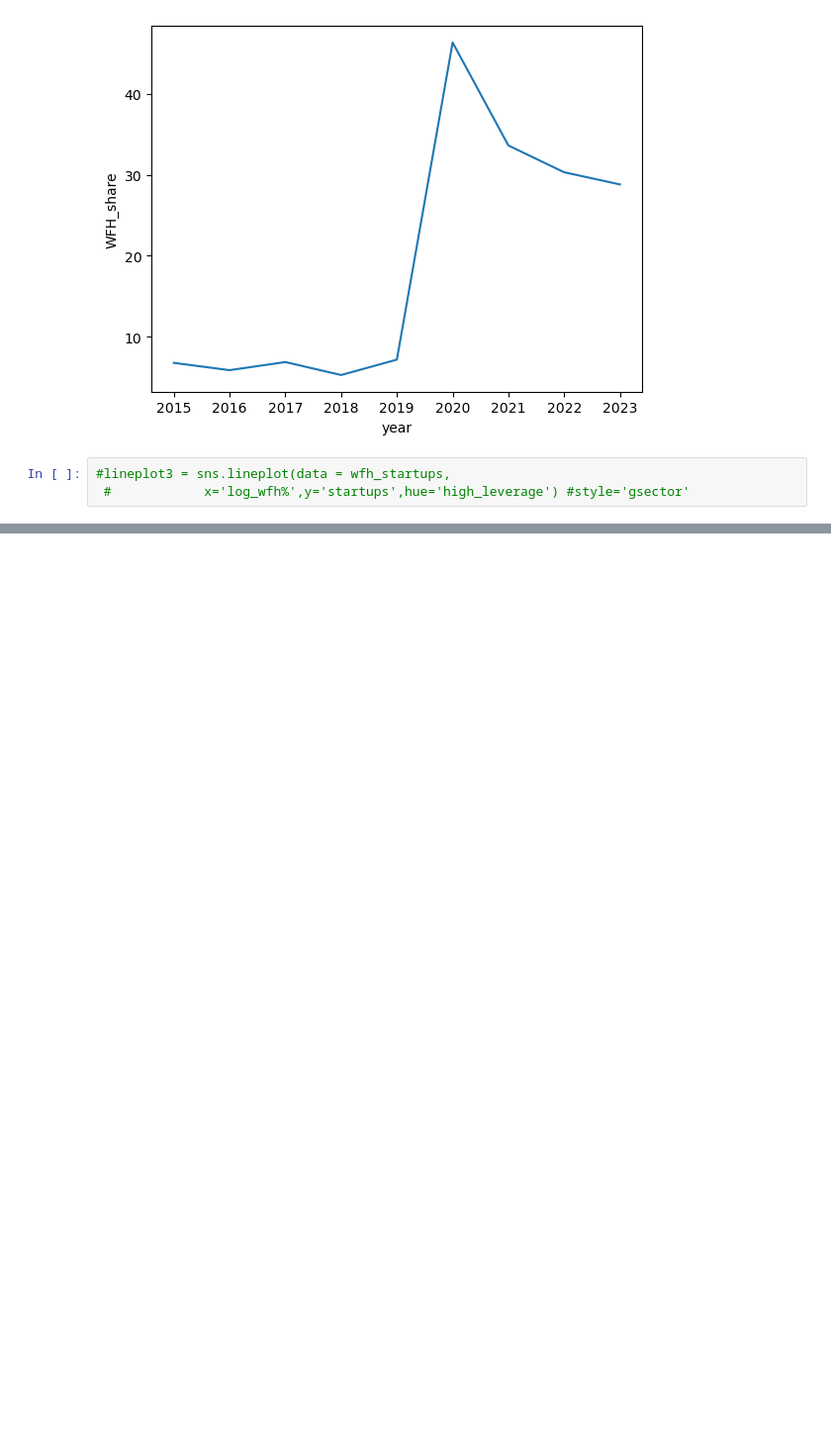
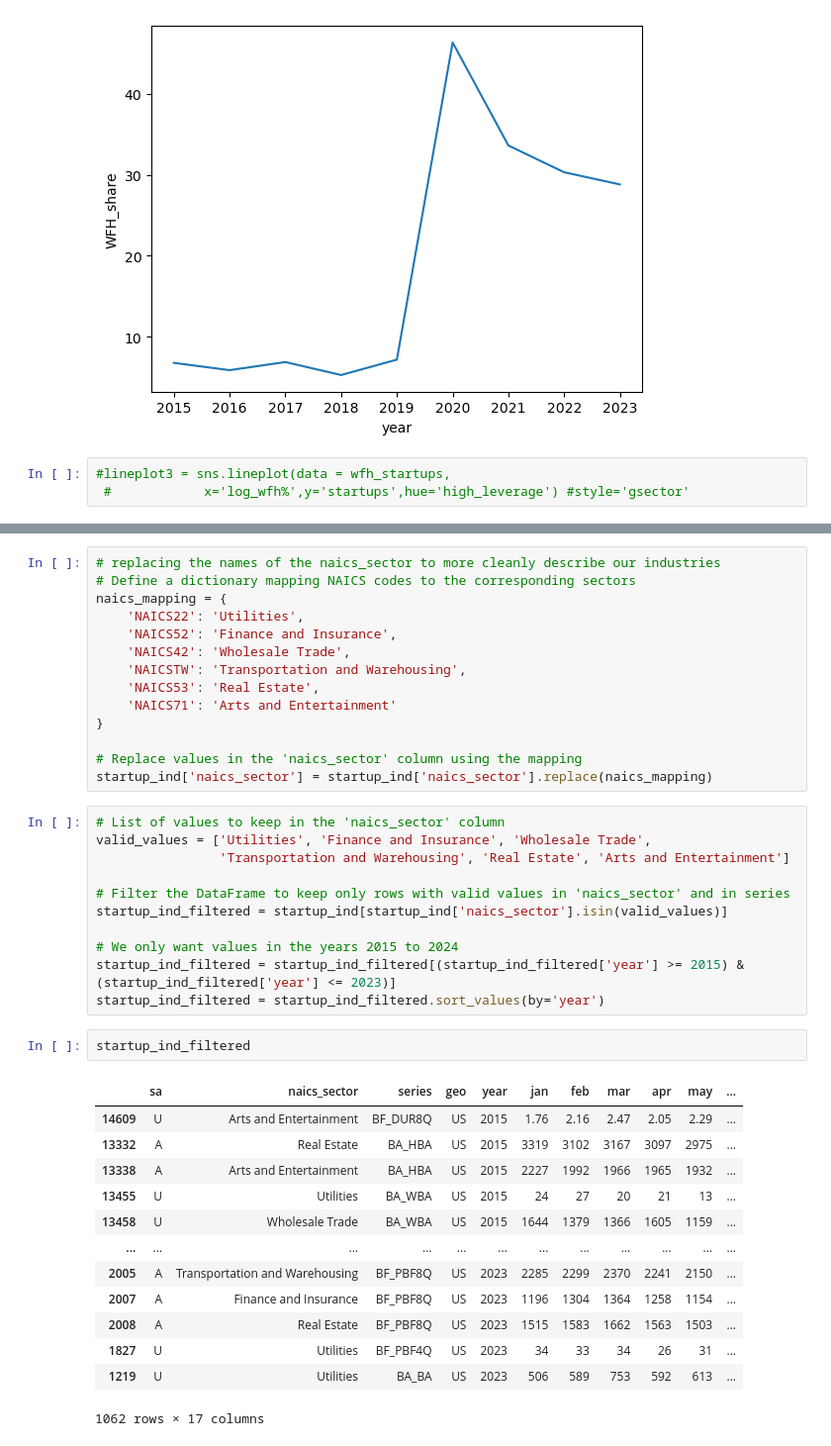
Before and after one commit to Keith-Cheung/FIN377-Final-Project, a Jupyter notebook: build_sample.ipynb, the cells around one changed output, grey strips where cells are left out. Shown at 99% size. Saved outputs shown, nothing was run; the diff lists cells and outputs as text; blank space fills up the shorter version.

```diff
--- a/build_sample.ipynb
+++ b/build_sample.ipynb
@@ -261,0 +278,41 @@ Industries focused on
+# %%
+# replacing the names of the naics_sector to more cleanly describe our industries
+# Define a dictionary mapping NAICS codes to the corresponding sectors
+naics_mapping = {
+    'NAICS22': 'Utilities',
+    'NAICS52': 'Finance and Insurance',
+    'NAICS42': 'Wholesale Trade',
+    'NAICSTW': 'Transportation and Warehousing',
+    'NAICS53': 'Real Estate',
+    'NAICS71': 'Arts and Entertainment'
+}
+
+# Replace values in the 'naics_sector' column using the mapping
+startup_ind['naics_sector'] = startup_ind['naics_sector'].replace(naics_mapping)
+# %%
+# List of values to keep in the 'naics_sector' column
+valid_values = ['Utilities', 'Finance and Insurance', 'Wholesale Trade',
+                'Transportation and Warehousing', 'Real Estate', 'Arts and Entertainment']
+
+# Filter the DataFrame to keep only rows with valid values in 'naics_sector' and in series
+startup_ind_filtered = startup_ind[startup_ind['naics_sector'].isin(valid_values)]
+
+# We only want values in the years 2015 to 2024
+startup_ind_filtered = startup_ind_filtered[(startup_ind_filtered['year'] >= 2015) & (startup_ind_filtered['year'] <= 2023)]
+startup_ind_filtered = startup_ind_filtered.sort_values(by='year')
+# %%
+startup_ind_filtered
+# %% [output]
+|  | sa | naics_sector | series | geo | year | jan | feb | mar | apr | may | ... |
+| 14609 | U | Arts and Entertainment | BF_DUR8Q | US | 2015 | 1.76 | 2.16 | 2.47 | 2.05 | 2.29 | ... |
+| 13332 | A | Real Estate | BA_HBA | US | 2015 | 3319 | 3102 | 3167 | 3097 | 2975 | ... |
+| 13338 | A | Arts and Entertainment | BA_HBA | US | 2015 | 2227 | 1992 | 1966 | 1965 | 1932 | ... |
+| 13455 | U | Utilities | BA_WBA | US | 2015 | 24 | 27 | 20 | 21 | 13 | ... |
+| 13458 | U | Wholesale Trade | BA_WBA | US | 2015 | 1644 | 1379 | 1366 | 1605 | 1159 | ... |
+| ... | ... | ... | ... | ... | ... | ... | ... | ... | ... | ... | ... |
+| 2005 | A | Transportation and Warehousing | BF_PBF8Q | US | 2023 | 2285 | 2299 | 2370 | 2241 | 2150 | ... |
+| 2007 | A | Finance and Insurance | BF_PBF8Q | US | 2023 | 1196 | 1304 | 1364 | 1258 | 1154 | ... |
+| 2008 | A | Real Estate | BF_PBF8Q | US | 2023 | 1515 | 1583 | 1662 | 1563 | 1503 | ... |
+| 1827 | U | Utilities | BF_PBF4Q | US | 2023 | 34 | 33 | 34 | 26 | 31 | ... |
+| 1219 | U | Utilities | BA_BA | US | 2023 | 506 | 589 | 753 | 592 | 613 | ... |
+1062 rows × 17 columns
```
Also changed, not shown: parts of 13 cells of this notebook.
